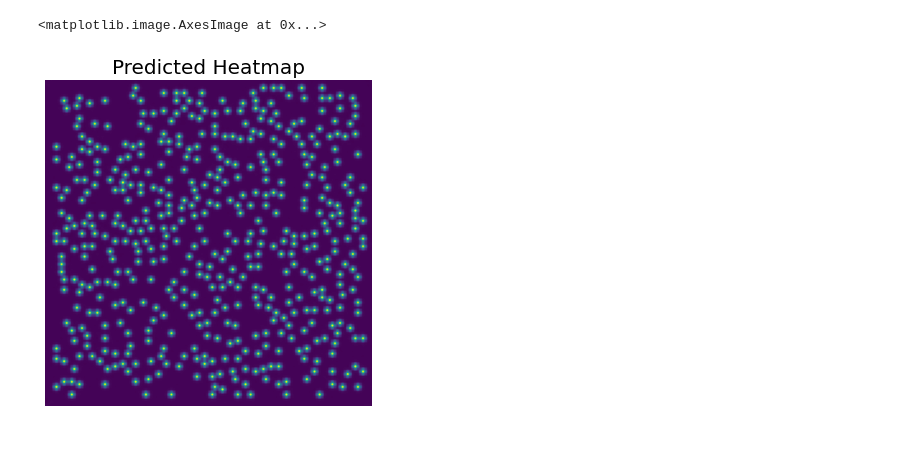
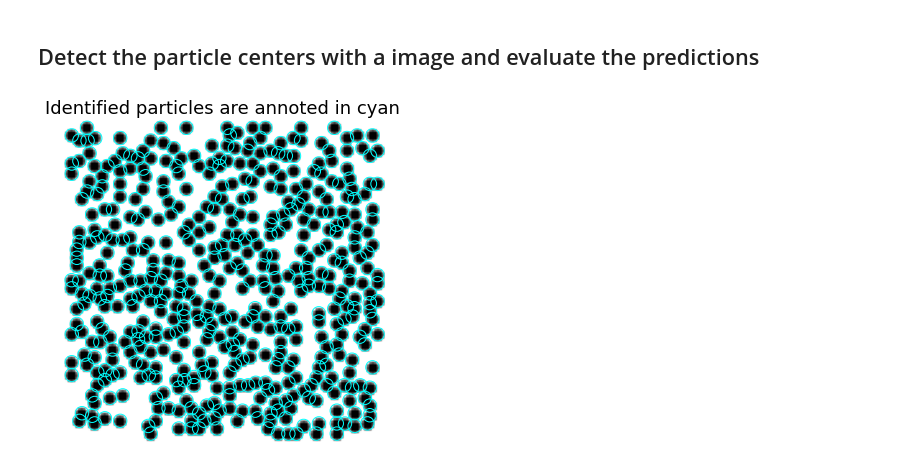
Before and after one commit to Samadarshi-Maity/CNN-Particle-Detection, a Jupyter notebook: src/Prediction.ipynb, the cells around one changed output. Cells and saved outputs as stored; diff of their text form; code cells hidden in the pictures; blank space fills up the shorter version.

```diff
--- a/src/Prediction.ipynb
+++ b/src/Prediction.ipynb
@@ -45,3 +47,5 @@ device = torch.device("cuda" if torch.cuda.is_available() else "cpu")
 model = torch.load( str(model_path) + '\CNN_UNET_full_model.pth')
 model.to(device)
 _ = model.eval()
+# %% [markdown]
+## Detect the particle centers with a image and evaluate the predictions
@@ -48,2 +56,12 @@ _ = model.eval()
 # %%
-stock_image_list = glob.glob(str(stock_image_dir)+'\*')
+# import the image from the image stock
+stock_image_list = glob.glob(str(stock_image_dir)+'\*')[0]
+
+# extract the x and y coordinates
+threshold  = 20
+x_coord, y_coord, heatmap = image2cood(model, stock_image_list, device, threshold, scan_radius = 2)
+
+# Now lets annote the image with the detected particles
+visualise_detection(x_coord, y_coord, cv2.imread(stock_image_list, cv2.IMREAD_GRAYSCALE),180)
+# %% [output]
+[figure, added]
@@ -53,9 +67,0 @@ x_coord, y_coord, heatmap = heatmap2cood(model, stock_image_list[0], device, thr
-# %%
-# plot the heatmap obtained from the prediction.
-plt.figure(figsize = (6,6))
-plt.axis('off')
-plt.title('Predicted Heatmap', size = 20)
-plt.imshow(heatmap)
-# %% [output]
-<matplotlib.image.AxesImage at 0x...>
-[figure, removed]
```
Also changed, not shown: parts of 10 cells of this notebook.
